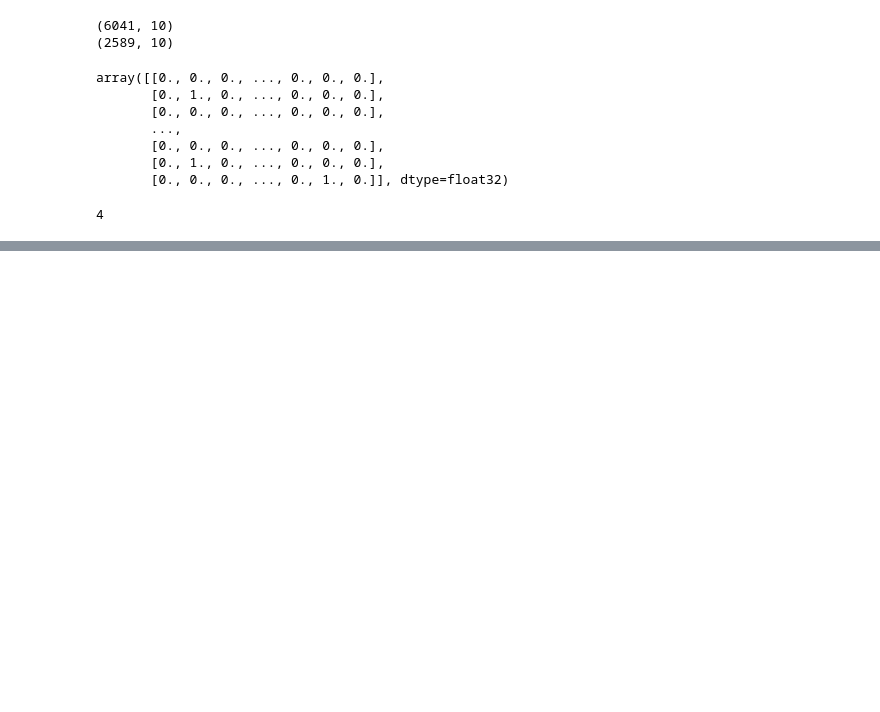
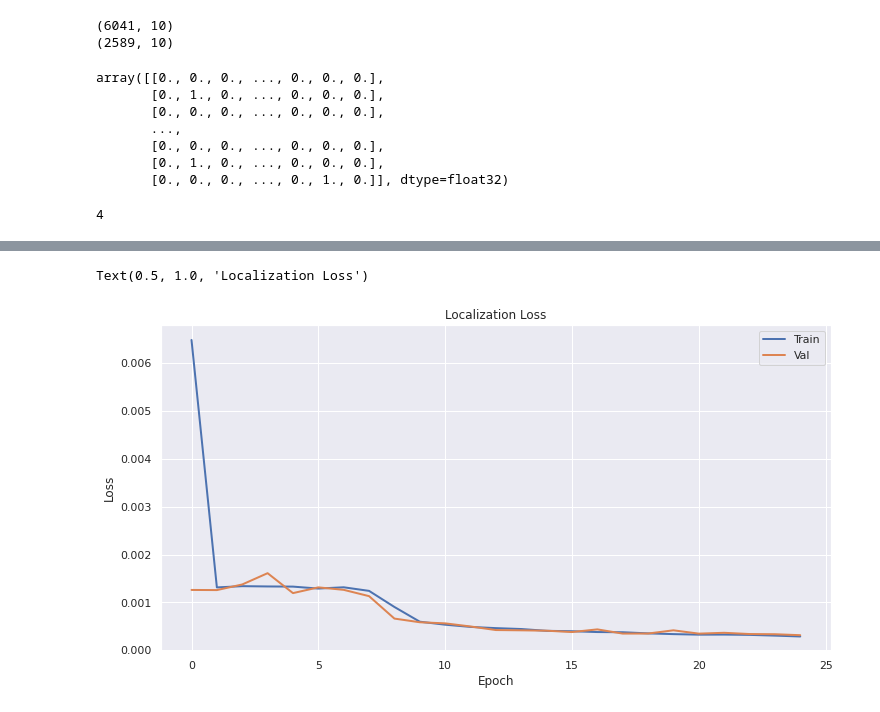
Before and after one commit to ethandsz/GTSRB-Classification-Localization, a Jupyter notebook: Localization&Classification_TrafficKeras.ipynb, the cells around one changed output, grey strips where cells are left out. Drawn from its saved outputs; the diff is of its cells as text; code cells hidden in the pictures; blank space fills up the shorter version.

```diff
--- a/Localization&Classification_TrafficKeras.ipynb
+++ b/Localization&Classification_TrafficKeras.ipynb
@@ -825,0 +833,31 @@ Shell options:
+# %%
+train_bounding_box_accuracy = history.history['bb_head_accuracy']
+train_bounding_box_loss = history.history['bb_head_loss']
+
+val_bounding_box_accuracy = history.history['val_bb_head_accuracy']
+val_bounding_box_loss = history.history['val_bb_head_loss']
+
+
+train_classification_accuracy = history.history['cl_head_accuracy']
+train_classification_loss = history.history['cl_head_loss']
+
+val_classification_accuracy = history.history['val_cl_head_accuracy']
+val_classification_loss = history.history['val_cl_head_loss']
+# %%
+import seaborn as sns
+
+sns.set_theme()
+plt.figure(figsize=(12,6))
+
+plt.plot(train_bounding_box_loss, linewidth=2)
+plt.plot(val_bounding_box_loss, linewidth=2)
+
+plt.xlabel("Epoch")
+plt.ylabel("Loss")
+
+plt.legend(["Train", "Val"])
+
+plt.title("Localization Loss")
+# %% [output]
+Text(0.5, 1.0, 'Localization Loss')
+[figure, added]
```
Also changed, not shown: parts of 32 cells of this notebook.
